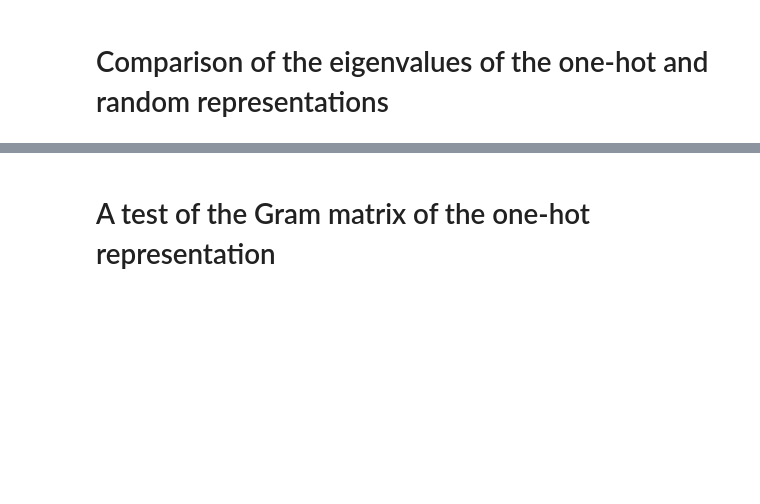
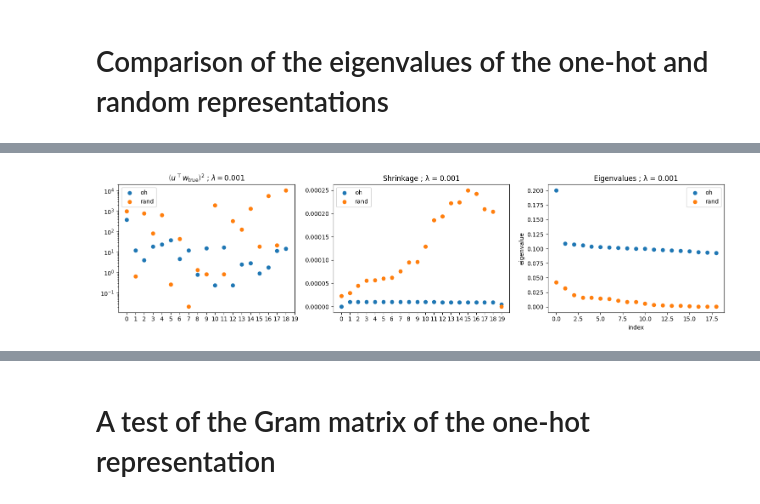
Before and after one commit to JonathanKehat/ml-data-representation-performance, a Jupyter notebook: Number_Addition_Task.ipynb, the cells around one changed output, grey strips where cells are left out. Saved outputs shown, nothing was run; the diff lists cells and outputs as text; code cells hidden in the pictures; blank space fills up the shorter version.

```diff
--- a/Number_Addition_Task.ipynb
+++ b/Number_Addition_Task.ipynb
@@ -602,0 +718,85 @@ plt.legend()
+# %%
+lambs  = np.array([0.001, 10.0])
+N      = 10_000
+center = "none"
+
+for lam in lambs:
+    # --- One-hot ---
+    vals_oh, vecs_oh = sim.get_eigs("onehot", center, N, with_bias=False)
+    w_oh_true        = sim.true_weights("onehot", center, N)   # true weights in parameter basis
+    coeffs_oh        = (vecs_oh.T @ w_oh_true) ** 2                  # true weights in eigen basis
+    evals_oh, shrink_oh, contrib_oh = sim.spectral_shrinkage_per_direction(
+        "onehot", "none", N, lam,
+        with_bias=False,
+        squared=True,
+        sort="none",
+    )
+
+
+    # --- Compact ---
+    vals_com, vecs_com = sim.get_eigs("compact", center, N, with_bias=False)
+    w_com_true          = sim.true_weights("compact", center, N)
+    coeffs_com          = (vecs_com.T @ w_com_true)**2
+    evals_com, shrink_com, contrib_com = sim.spectral_shrinkage_per_direction(
+        "compact", "none", N, lam,
+        with_bias=False,
+        squared=True,
+        sort="none",
+    )
+
+
+
+    # --- Random ---
+    vals_rand, vecs_rand = sim.get_eigs("random", center, N, with_bias=False)
+    w_rand_true          = sim.true_weights("random", center, N)
+    coeffs_rand          = (vecs_rand.T @ w_rand_true) ** 2
+    evals_rand, shrink_rand, contrib_rand = sim.spectral_shrinkage_per_direction(
+        "random", "none", N, lam,
+        with_bias=False,
+        squared=True,
+        sort="desc",
+    )
+
+
+    # (optional) print or store them
+    # print(f"\nλ = {lam}")
+    # print(" onehot:  w_*  =", w_oh_true,   ", vecs_oh: w_* =", vecs_oh[0], ", coeffs  =", coeffs_oh)
+    # # print(" compact: w_*  =", w_com_true,  ", coeffs  =", coeffs_com)
+    # print(" random:  w_*  =", w_rand_true,  ", vecs_rand: w_* =", vecs_rand[0],", coeffs  =", coeffs_rand)
+
+    fig, axes = plt.subplots(1, 3, figsize=(15, 4))
+
+    # --- 1. (u^T w_true)^2 per direction ---
+    ax0 = axes[0]
+    ax0.scatter(np.arange(len(coeffs_oh)), coeffs_oh, label="oh")
+    ax0.scatter(np.arange(len(coeffs_rand)), coeffs_rand, label="rand")
+    ax0.set_title(r'$\left(u^\top w_{\mathrm{true}}\right)^2$ ; $\lambda = $' + str(lam))
+    ax0.set_xticks(np.arange(20))
+    ax0.set_yscale("log")
+    ax0.legend()
+
+    # --- 2. Shrinkage per direction ---
+    ax1 = axes[1]
+    ax1.scatter(np.arange(len(shrink_oh)), shrink_oh, label="oh")
+    ax1.scatter(np.arange(len(shrink_rand)), shrink_rand, label="rand")
+    ax1.set_title('Shrinkage ; λ = ' + str(lam))
+    ax1.set_xticks(np.arange(20))
+    # ax1.set_yscale("log")
+    ax1.legend()
+
+    # --- 3. Eigenvalues ---
+    ax2 = axes[2]
+    ax2.scatter(np.arange(len(vals_oh)),   vals_oh,   label="oh")
+    ax2.scatter(np.arange(len(vals_rand)), vals_rand, label="rand")
+    # ax2.scatter(np.arange(len(vals_com)),  vals_com,  label="com")  # if you want compact too
+    ax2.set_title('Eigenvalues ; λ = ' + str(lam))
+    ax2.set_xlabel("index")
+    ax2.set_ylabel("eigenvalue")
+    ax2.legend()
+
+    plt.tight_layout()
+    plt.show()
+
+    print('-----------------------------------------------------------------------------------------------------------------------------------------------------------------------------------------------------------------------------------------------------------------------------------------------------------------------------------------------------------------------------')
+# %% [output]
+[figure, added]
```
Also changed, not shown: parts of 9 cells of this notebook.
